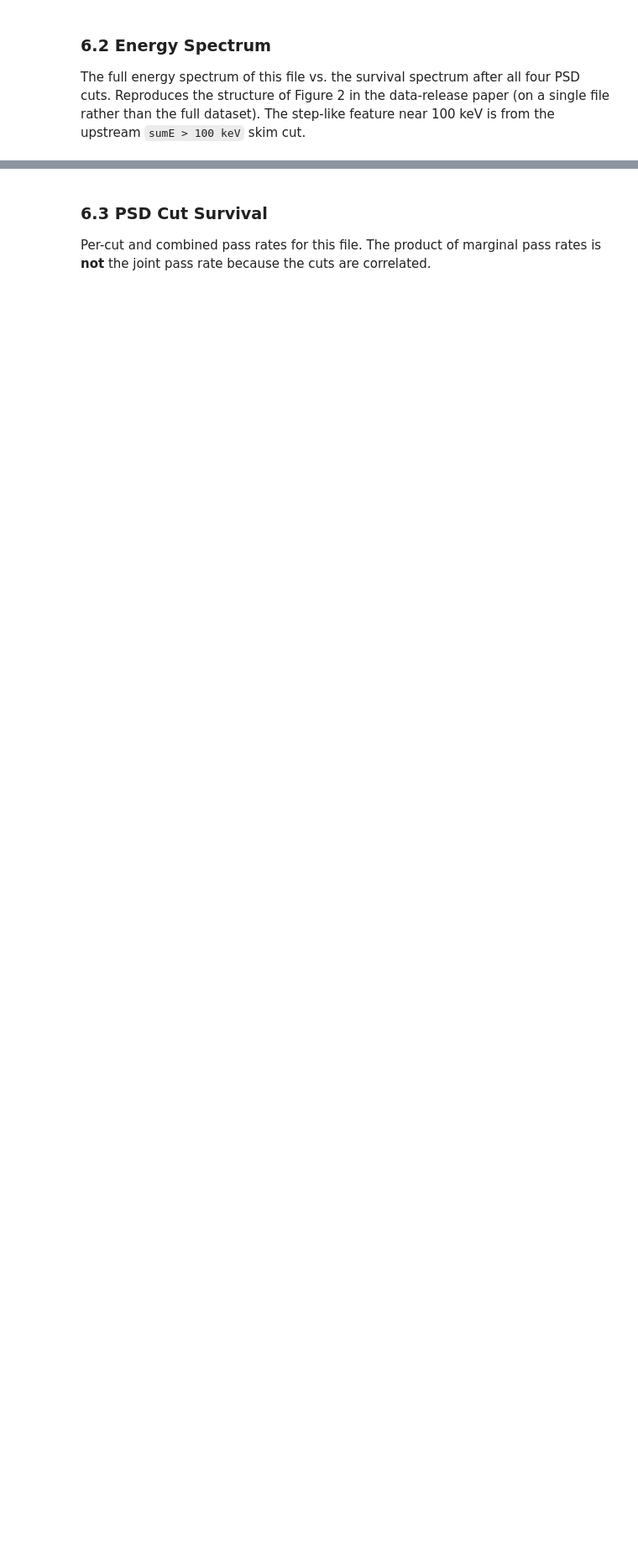
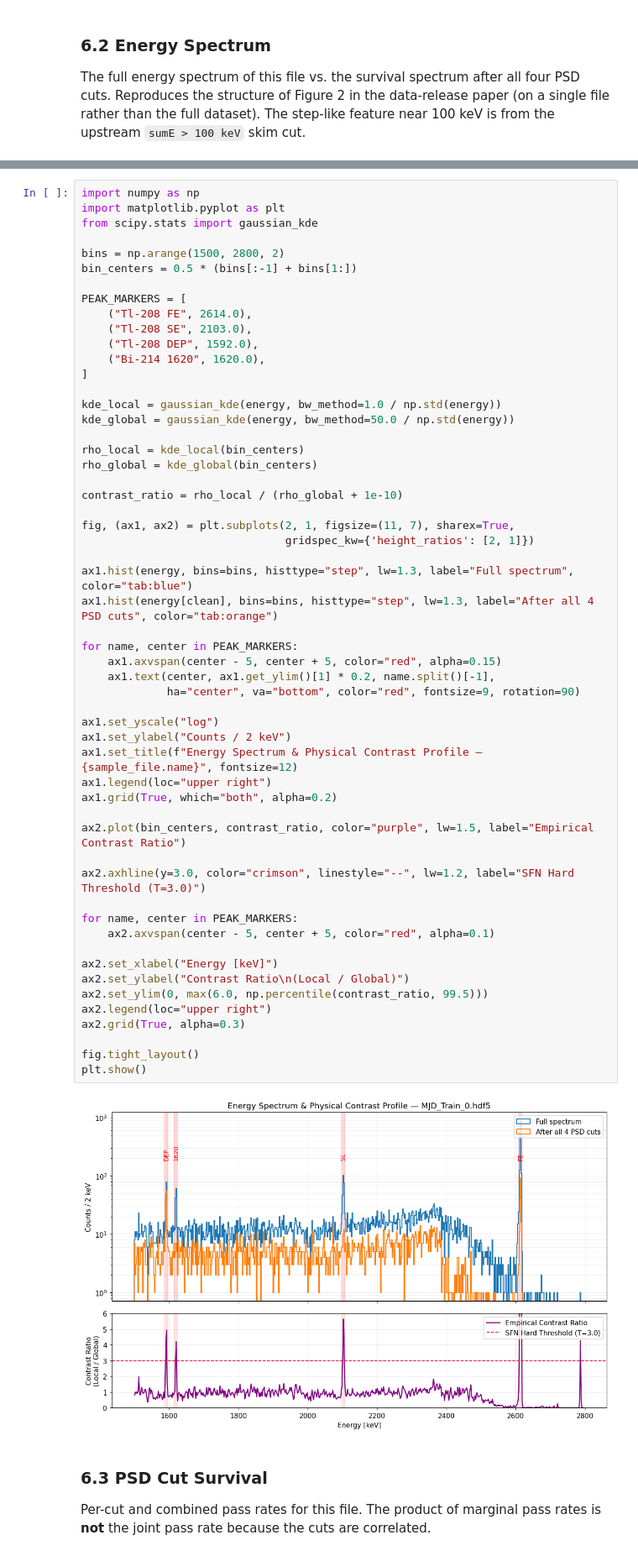
Before and after one commit to Galileo-Sandbox/MAJORANA_ACP, a Jupyter notebook: notebooks/data_visualization.ipynb, the cells around one changed output, grey strips where cells are left out. Shown at 84% size. Cells and saved outputs as stored; diff of their text form; blank space fills up the shorter version.

```diff
--- a/notebooks/data_visualization.ipynb
+++ b/notebooks/data_visualization.ipynb
@@ -252,3 +253,60 @@ plt.show()
+# %%
+import numpy as np
+import matplotlib.pyplot as plt
+from scipy.stats import gaussian_kde
+
+bins = np.arange(1500, 2800, 2)
+bin_centers = 0.5 * (bins[:-1] + bins[1:])
+
+PEAK_MARKERS = [
+    ("Tl-208 FE", 2614.0),
+    ("Tl-208 SE", 2103.0),
+    ("Tl-208 DEP", 1592.0),
+    ("Bi-214 1620", 1620.0),
+]
+
+kde_local = gaussian_kde(energy, bw_method=1.0 / np.std(energy))
+kde_global = gaussian_kde(energy, bw_method=50.0 / np.std(energy))
+
+rho_local = kde_local(bin_centers)
+rho_global = kde_global(bin_centers)
+
+contrast_ratio = rho_local / (rho_global + 1e-10)
+
+fig, (ax1, ax2) = plt.subplots(2, 1, figsize=(11, 7), sharex=True,
+                               gridspec_kw={'height_ratios': [2, 1]})
+
+ax1.hist(energy, bins=bins, histtype="step", lw=1.3, label="Full spectrum", color="tab:blue")
+ax1.hist(energy[clean], bins=bins, histtype="step", lw=1.3, label="After all 4 PSD cuts", color="tab:orange")
+
+for name, center in PEAK_MARKERS:
+    ax1.axvspan(center - 5, center + 5, color="red", alpha=0.15)
+    ax1.text(center, ax1.get_ylim()[1] * 0.2, name.split()[-1],
+             ha="center", va="bottom", color="red", fontsize=9, rotation=90)
+
+ax1.set_yscale("log")
+ax1.set_ylabel("Counts / 2 keV")
+ax1.set_title(f"Energy Spectrum & Physical Contrast Profile — {sample_file.name}", fontsize=12)
+ax1.legend(loc="upper right")
+ax1.grid(True, which="both", alpha=0.2)
+
+ax2.plot(bin_centers, contrast_ratio, color="purple", lw=1.5, label="Empirical Contrast Ratio")
+
+ax2.axhline(y=3.0, color="crimson", linestyle="--", lw=1.2, label="SFN Hard Threshold (T=3.0)")
+
+for name, center in PEAK_MARKERS:
+    ax2.axvspan(center - 5, center + 5, color="red", alpha=0.1)
+
+ax2.set_xlabel("Energy [keV]")
+ax2.set_ylabel("Contrast Ratio\n(Local / Global)")
+ax2.set_ylim(0, max(6.0, np.percentile(contrast_ratio, 99.5)))
+ax2.legend(loc="upper right")
+ax2.grid(True, alpha=0.3)
+
+fig.tight_layout()
+plt.show()
+# %% [output]
+[figure, added]
 # %% [markdown]
 ### 6.3 PSD Cut Survival
 
```
Also changed, not shown: parts of 21 cells of this notebook.
